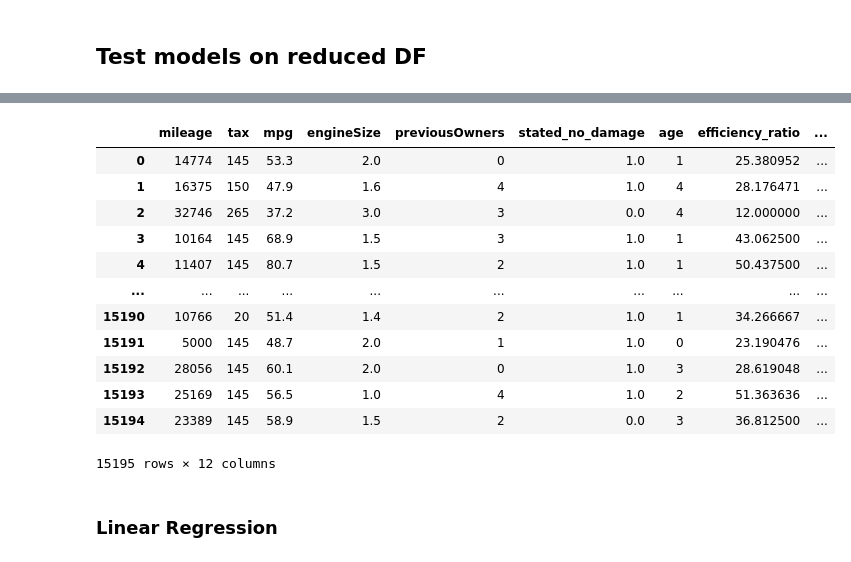
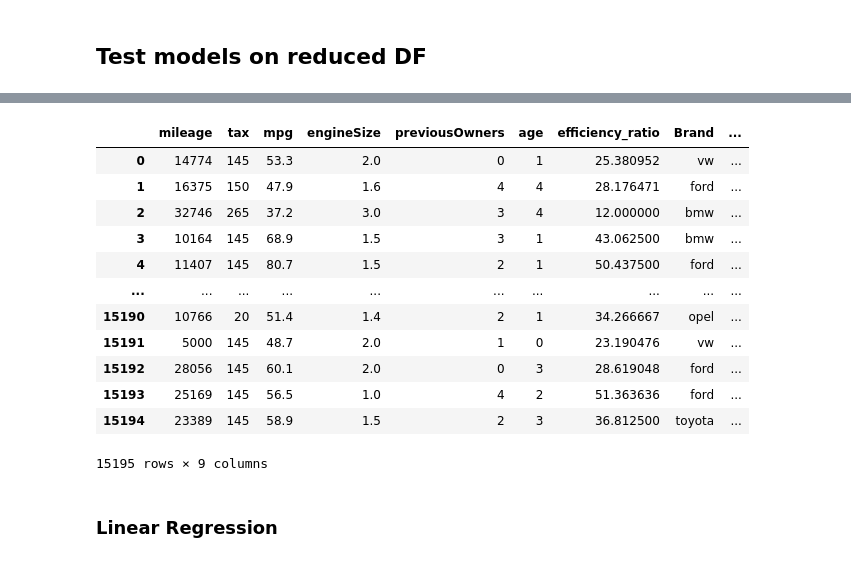
Before and after one commit to LiberoBiagi/ML_Nova_IMS_25-26, a Jupyter notebook: full_training_pipeline.ipynb, the cells around one changed output, grey strips where cells are left out. Cells and saved outputs as stored; diff of their text form; code cells hidden in the pictures.

```diff
--- a/full_training_pipeline.ipynb
+++ b/full_training_pipeline.ipynb
@@ -216,0 +228,30 @@ list(missing_models)
+# %%
+def remove_outliers_by_group(df, group_col, value_col, iqr_multiplier=1.5):
+    """Remove outliers within each group based on the IQR method."""
+
+    def filter_outliers(group):
+        Q1 = group[value_col].quantile(0.25)
+        Q3 = group[value_col].quantile(0.75)
+        IQR = Q3 - Q1
+
+        lower_bound = Q1 - iqr_multiplier * IQR
+        upper_bound = Q3 + iqr_multiplier * IQR
+
+        return group[(group[value_col] >= lower_bound) & (group[value_col] <= upper_bound)]
+
+    return df.groupby(group_col, group_keys=False).apply(filter_outliers)
+
+# Remove price outliers for each model separately
+train_cleaned = remove_outliers_by_group(train_processed, group_col='model', value_col='price')
+
+# Display statistics
+print(f"Original shape: {train_processed.shape}")
+print(f"After removing outliers: {train_cleaned.shape}")
+print(f"Number of outliers removed: {train_processed.shape[0] - train_cleaned.shape[0]}")
+print(f"Percentage of data removed: {((train_processed.shape[0] - train_cleaned.shape[0]) / train_processed.shape[0] * 100):.2f}%")
+
+train_processed = train_cleaned
+
+# It works well but we lose a lot of data. (2.57% if we take the iqr*1.5)
+
+# If this is too much of a loss, we can try a different iqr multiplier, 2x for example.
@@ -242,6 +330,3 @@ X_val['model_mean_price'] = X_val['model'].map(model_mean_price)
-# %%
-X_train = X_train.drop(columns=["model"])
-X_val = X_val.drop(columns=["model"])
 # %%
 y_train = X_train['price']
 y_val = X_val['price']
@@ -872,21 +970,22 @@ X_train_filter
 # %%
-X_val_filter = X_val[["mileage", "tax", "mpg", "engineSize", "previousOwners", "stated_no_damage", "age", "efficiency_ratio",
-                          "Brand", "transmission", "model_mean_price", "fuelType"]]
+X_val_filter = X_val[["mileage", "tax", "mpg", "engineSize", "previousOwners", "age", "efficiency_ratio",
+                          "Brand", "model_mean_price"]]
+
 X_val_filter
 # %% [output]
-|  | mileage | tax | mpg | engineSize | previousOwners | stated_no_damage | age | efficiency_ratio | ... |
-| 0 | 14774 | 145 | 53.3 | 2.0 | 0 | 1.0 | 1 | 25.380952 | ... |
-| 1 | 16375 | 150 | 47.9 | 1.6 | 4 | 1.0 | 4 | 28.176471 | ... |
-| 2 | 32746 | 265 | 37.2 | 3.0 | 3 | 0.0 | 4 | 12.000000 | ... |
-| 3 | 10164 | 145 | 68.9 | 1.5 | 3 | 1.0 | 1 | 43.062500 | ... |
-| 4 | 11407 | 145 | 80.7 | 1.5 | 2 | 1.0 | 1 | 50.437500 | ... |
+|  | mileage | tax | mpg | engineSize | previousOwners | age | efficiency_ratio | Brand | ... |
+| 0 | 14774 | 145 | 53.3 | 2.0 | 0 | 1 | 25.380952 | vw | ... |
+| 1 | 16375 | 150 | 47.9 | 1.6 | 4 | 4 | 28.176471 | ford | ... |
+| 2 | 32746 | 265 | 37.2 | 3.0 | 3 | 4 | 12.000000 | bmw | ... |
+| 3 | 10164 | 145 | 68.9 | 1.5 | 3 | 1 | 43.062500 | bmw | ... |
+| 4 | 11407 | 145 | 80.7 | 1.5 | 2 | 1 | 50.437500 | ford | ... |
 | ... | ... | ... | ... | ... | ... | ... | ... | ... | ... |
-| 15190 | 10766 | 20 | 51.4 | 1.4 | 2 | 1.0 | 1 | 34.266667 | ... |
-| 15191 | 5000 | 145 | 48.7 | 2.0 | 1 | 1.0 | 0 | 23.190476 | ... |
-| 15192 | 28056 | 145 | 60.1 | 2.0 | 0 | 1.0 | 3 | 28.619048 | ... |
-| 15193 | 25169 | 145 | 56.5 | 1.0 | 4 | 1.0 | 2 | 51.363636 | ... |
-| 15194 | 23389 | 145 | 58.9 | 1.5 | 2 | 0.0 | 3 | 36.812500 | ... |
+| 15190 | 10766 | 20 | 51.4 | 1.4 | 2 | 1 | 34.266667 | opel | ... |
+| 15191 | 5000 | 145 | 48.7 | 2.0 | 1 | 0 | 23.190476 | vw | ... |
+| 15192 | 28056 | 145 | 60.1 | 2.0 | 0 | 3 | 28.619048 | ford | ... |
+| 15193 | 25169 | 145 | 56.5 | 1.0 | 4 | 2 | 51.363636 | ford | ... |
+| 15194 | 23389 | 145 | 58.9 | 1.5 | 2 | 3 | 36.812500 | toyota | ... |
-15195 rows × 12 columns
+15195 rows × 9 columns
 # %% [markdown]
 ### Linear Regression
 # %%
```
Also changed, not shown: parts of 39 cells of this notebook.
